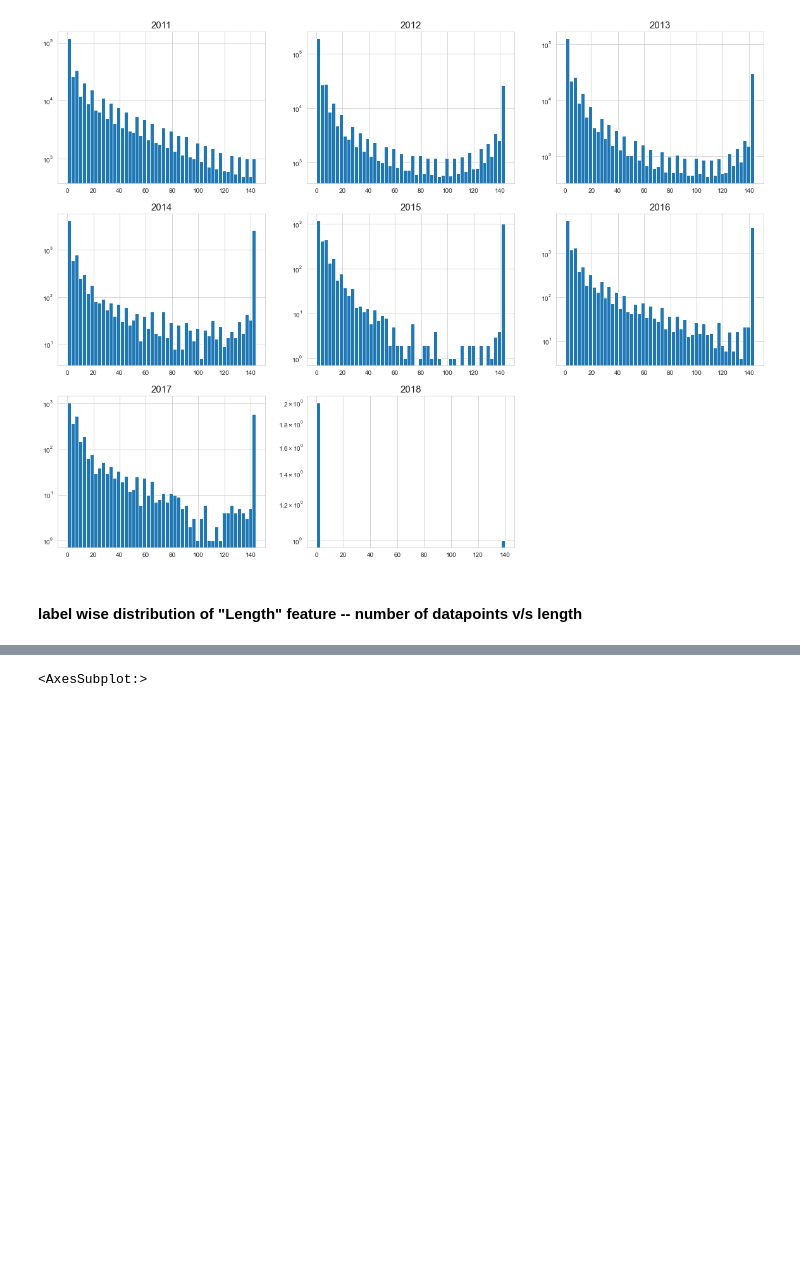
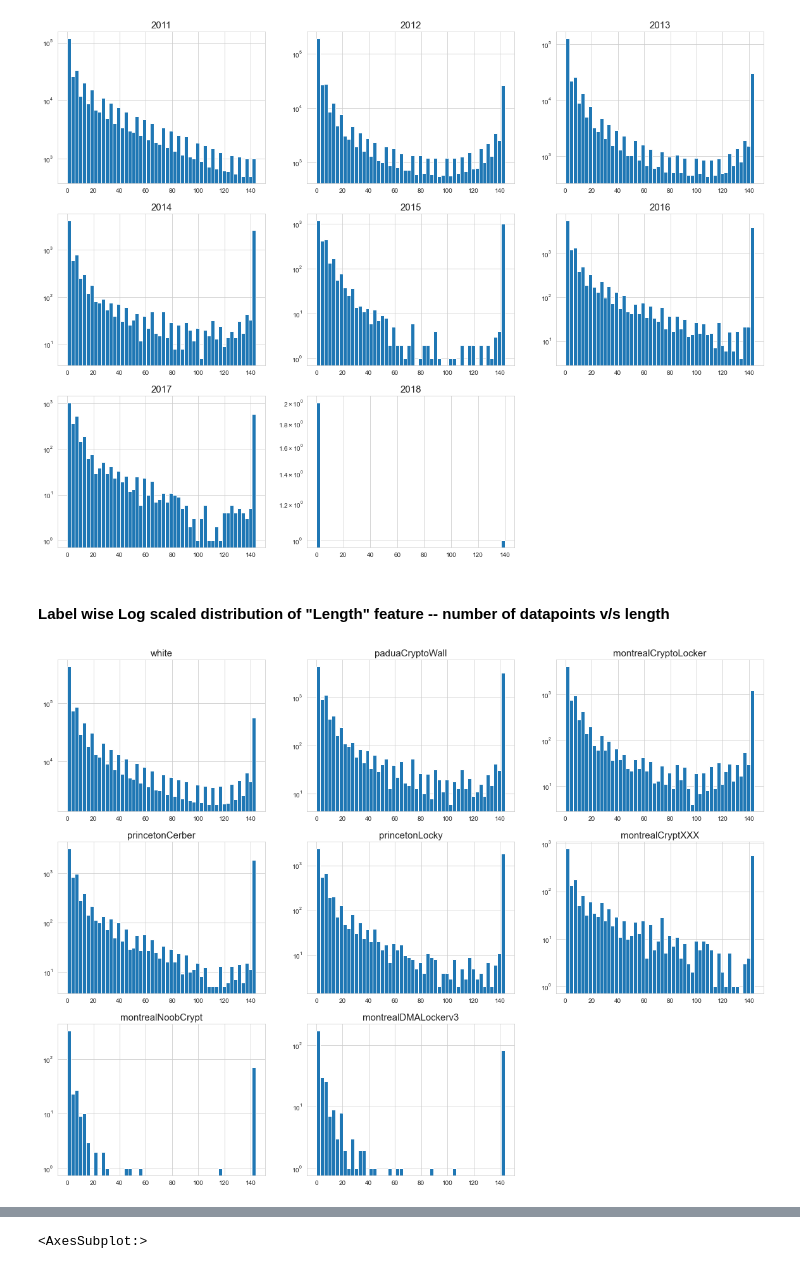
Before and after one commit to gauravsh0812/Bitcoin_Heist, a Jupyter notebook: Bitcoin_Heist.ipynb, the cells around one changed output, grey strips where cells are left out. Saved outputs shown, nothing was run; the diff lists cells and outputs as text; code cells hidden in the pictures; blank space fills up the shorter version.

```diff
--- a/Bitcoin_Heist.ipynb
+++ b/Bitcoin_Heist.ipynb
@@ -180,15 +204,17 @@ for c,y in zip(cord, year):
 # %% [output]
 [figure]
 # %% [markdown]
-#### label wise distribution of "Length" feature -- number of datapoints v/s length
+#### Label wise Log scaled distribution of "Length" feature -- number of datapoints v/s length
 # %%
 plt.figure(figsize=(20,15))
 
 cord = [331, 332, 333, 334, 335,  336, 337, 338]
-year = [2011, 2012, 2013, 2014, 2015, 2016,  2017, 2018]
+label = label_dict.keys()
 
-for c,y in zip(cord, year):
+for c,y in zip(cord, label):
     plt.subplot(c)
     plt.hist(df[df['label']==y]['length'], bins=50, log=True)
     plt.title(str(y),fontsize=15)
     plt.grid(True)
+# %% [output]
+[figure, added]
```
Also changed, not shown: parts of 13 cells of this notebook.
